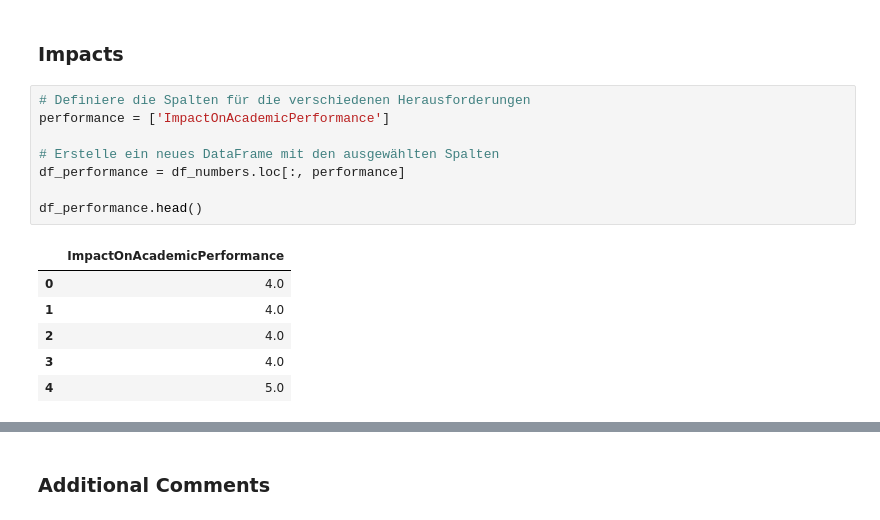
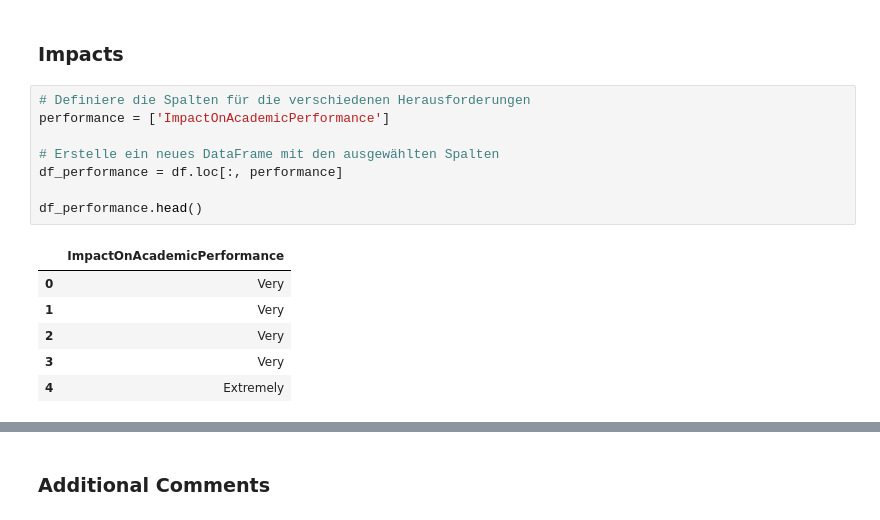
Before and after one commit to rietmjoe/Bachelorarbeit, a Jupyter notebook: Code Survey/Code.ipynb, the cells around one changed output, grey strips where cells are left out. Saved outputs shown, nothing was run; the diff lists cells and outputs as text.

```diff
--- a/Code Survey/Code.ipynb
+++ b/Code Survey/Code.ipynb
@@ -1071,15 +1163,15 @@ for index, response in enumerate(filtered_responses, start=1):
 # %%
 # Definiere die Spalten für die verschiedenen Herausforderungen
 performance = ['ImpactOnAcademicPerformance']
 
 # Erstelle ein neues DataFrame mit den ausgewählten Spalten
-df_performance = df_numbers.loc[:, performance]
+df_performance = df.loc[:, performance]
 
 df_performance.head()
 # %% [output]
 |  | ImpactOnAcademicPerformance |
-| 0 | 4.0 |
-| 1 | 4.0 |
-| 2 | 4.0 |
-| 3 | 4.0 |
-| 4 | 5.0 |
+| 0 | Very |
+| 1 | Very |
+| 2 | Very |
+| 3 | Very |
+| 4 | Extremely |
```
Also changed, not shown: parts of 34 cells of this notebook, 1 other file.
